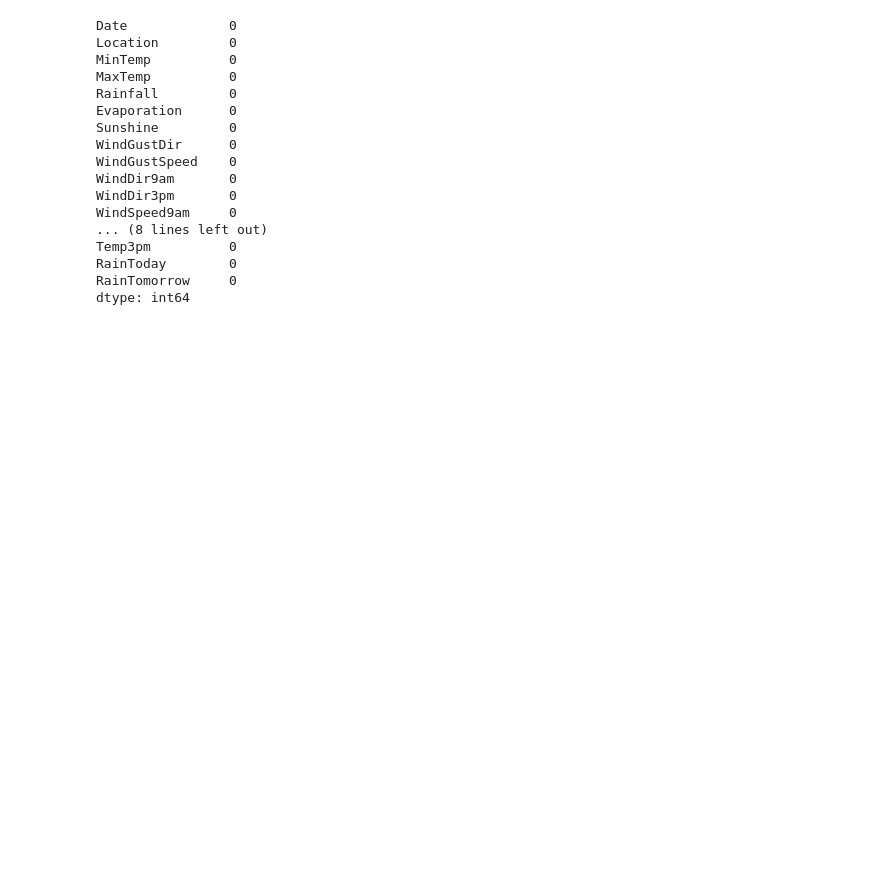
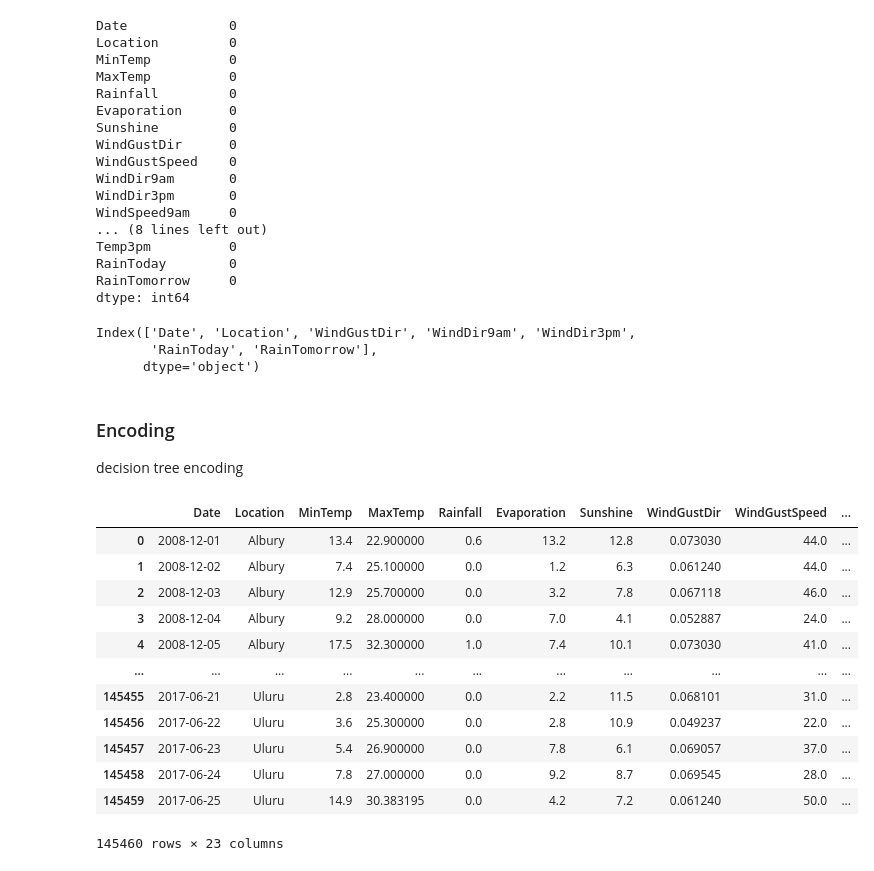
Before and after one commit to ashen007/Australia_rain_prediction, a Jupyter notebook: data cleaning.ipynb, the cells around one changed output. Cells and saved outputs as stored; diff of their text form; code cells hidden in the pictures; blank space fills up the shorter version.

Commit message:
encoding categorical feature

```diff
--- a/data cleaning.ipynb
+++ b/data cleaning.ipynb
@@ -329,3 +330,35 @@ Temp3pm          0
 RainToday        0
 RainTomorrow     0
 dtype: int64
+# %%
+categorical.columns
+# %% [output]
+Index(['Date', 'Location', 'WindGustDir', 'WindDir9am', 'WindDir3pm',
+       'RainToday', 'RainTomorrow'],
+      dtype='object')
+# %% [markdown]
+### Encoding
+
+decision tree encoding
+# %%
+encoder = CountFrequencyEncoder(variables=['WindGustDir', 'WindDir9am', 'WindDir3pm'],
+                                encoding_method='frequency')
+encoder.fit(data)
+temp = encoder.transform(data)
+# %%
+data.loc[:, ['WindGustDir', 'WindDir9am', 'WindDir3pm']] = temp.loc[:, ['WindGustDir', 'WindDir9am', 'WindDir3pm']]
+data
+# %% [output]
+|  | Date | Location | MinTemp | MaxTemp | Rainfall | Evaporation | Sunshine | WindGustDir | WindGustSpeed | ... |
+| 0 | 2008-12-01 | Albury | 13.4 | 22.900000 | 0.6 | 13.2 | 12.8 | 0.073030 | 44.0 | ... |
+| 1 | 2008-12-02 | Albury | 7.4 | 25.100000 | 0.0 | 1.2 | 6.3 | 0.061240 | 44.0 | ... |
+| 2 | 2008-12-03 | Albury | 12.9 | 25.700000 | 0.0 | 3.2 | 7.8 | 0.067118 | 46.0 | ... |
+| 3 | 2008-12-04 | Albury | 9.2 | 28.000000 | 0.0 | 7.0 | 4.1 | 0.052887 | 24.0 | ... |
+| 4 | 2008-12-05 | Albury | 17.5 | 32.300000 | 1.0 | 7.4 | 10.1 | 0.073030 | 41.0 | ... |
+| ... | ... | ... | ... | ... | ... | ... | ... | ... | ... | ... |
+| 145455 | 2017-06-21 | Uluru | 2.8 | 23.400000 | 0.0 | 2.2 | 11.5 | 0.068101 | 31.0 | ... |
+| 145456 | 2017-06-22 | Uluru | 3.6 | 25.300000 | 0.0 | 2.8 | 10.9 | 0.049237 | 22.0 | ... |
+| 145457 | 2017-06-23 | Uluru | 5.4 | 26.900000 | 0.0 | 7.8 | 6.1 | 0.069057 | 37.0 | ... |
+| 145458 | 2017-06-24 | Uluru | 7.8 | 27.000000 | 0.0 | 9.2 | 8.7 | 0.069545 | 28.0 | ... |
+| 145459 | 2017-06-25 | Uluru | 14.9 | 30.383195 | 0.0 | 4.2 | 7.2 | 0.061240 | 50.0 | ... |
+145460 rows × 23 columns
```
Also changed, not shown: parts of 5 cells of this notebook, 1 other file.
